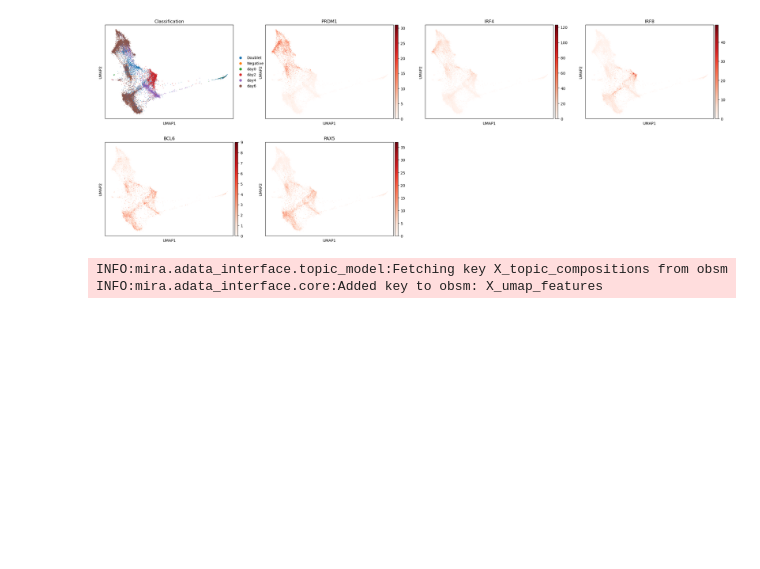
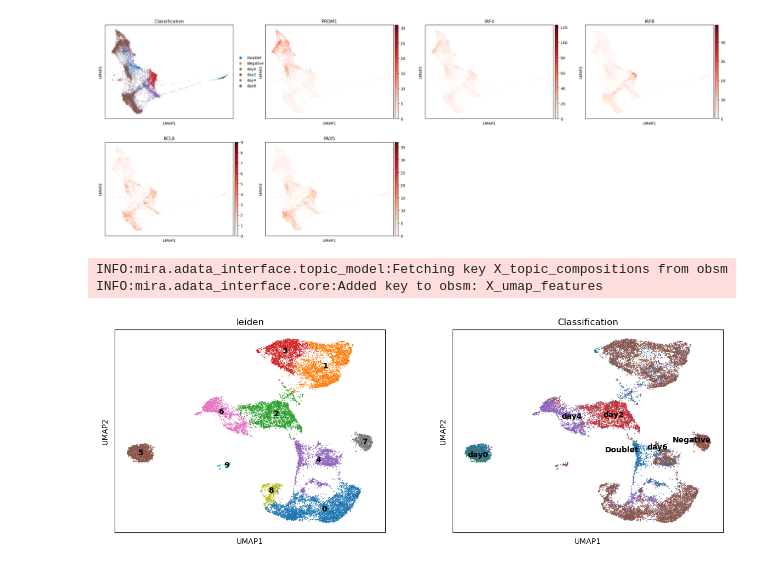
Before and after one commit to pitt-csi/humanBcell_GRN, a Jupyter notebook: code/notebooks/donor1_scRNAseq_BCRseq/01_scRNAseq_cellranger_scanpy_mira_processing.ipynb, the cells around one changed output. Drawn from its saved outputs; the diff is of its cells as text; code cells hidden in the pictures; blank space fills up the shorter version.

```diff
--- a/code/notebooks/donor1_scRNAseq_BCRseq/01_scRNAseq_cellranger_scanpy_mira_processing.ipynb
+++ b/code/notebooks/donor1_scRNAseq_BCRseq/01_scRNAseq_cellranger_scanpy_mira_processing.ipynb
@@ -399,3 +399,11 @@ adata_MIRA.obsm['X_umap'][:,1]=-adata_MIRA.obsm['X_umap'][:,1]
 # %% [output]
 INFO:mira.adata_interface.topic_model:Fetching key X_topic_compositions from obsm
 INFO:mira.adata_interface.core:Added key to obsm: X_umap_features
+# %%
+sc.pl.umap(adata_MIRA,
+           color=['leiden','Classification'],
+           color_map='Reds',
+           legend_loc='on data'
+          )
+# %% [output]
+[figure, added]
```
Also changed, not shown: parts of 1 cell of this notebook, 14 other files.
